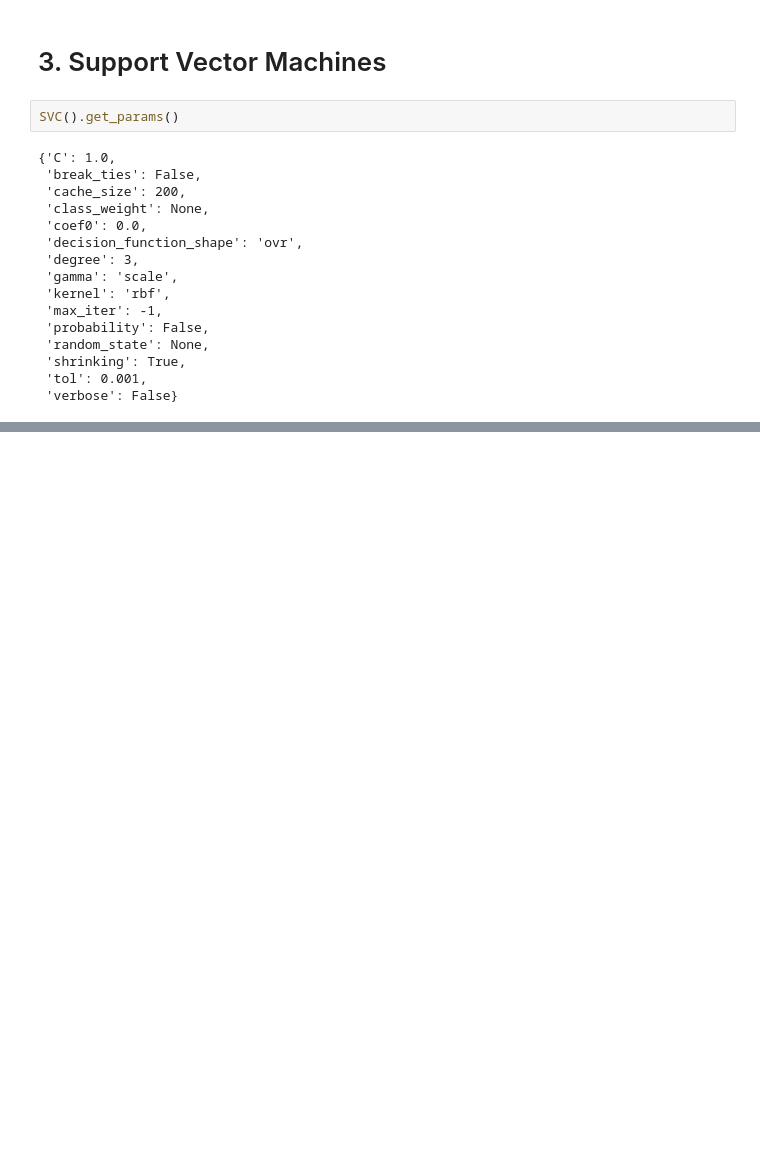
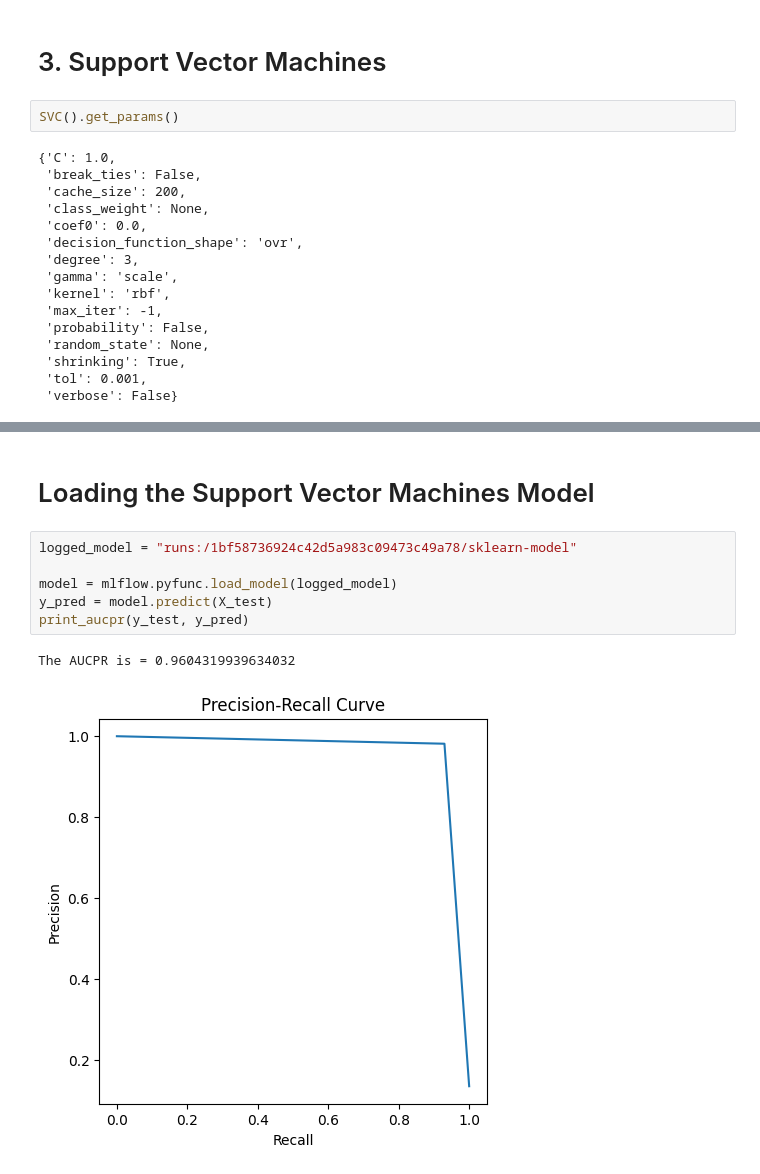
Before and after one commit to U1Kemp/AppliedMachineLearning, a Jupyter notebook: Assignment2/train.ipynb, the cells around one changed output, grey strips where cells are left out. Cells and saved outputs as stored; diff of their text form; blank space fills up the shorter version.

```diff
--- a/Assignment2/train.ipynb
+++ b/Assignment2/train.ipynb
@@ -812,0 +269,11 @@ Since all models achieve a recall greater than 0.92 (meaning they are all fairly
+# %% [markdown]
+# Loading the Support Vector Machines Model
+# %%
+logged_model = "runs:/1bf58736924c42d5a983c09473c49a78/sklearn-model"
+
+model = mlflow.pyfunc.load_model(logged_model)
+y_pred = model.predict(X_test)
+print_aucpr(y_test, y_pred)
+# %% [output]
+The AUCPR is = 0.9604319939634032
+[figure, added]
```
Also changed, not shown: parts of 130 cells of this notebook, 58 other files.
